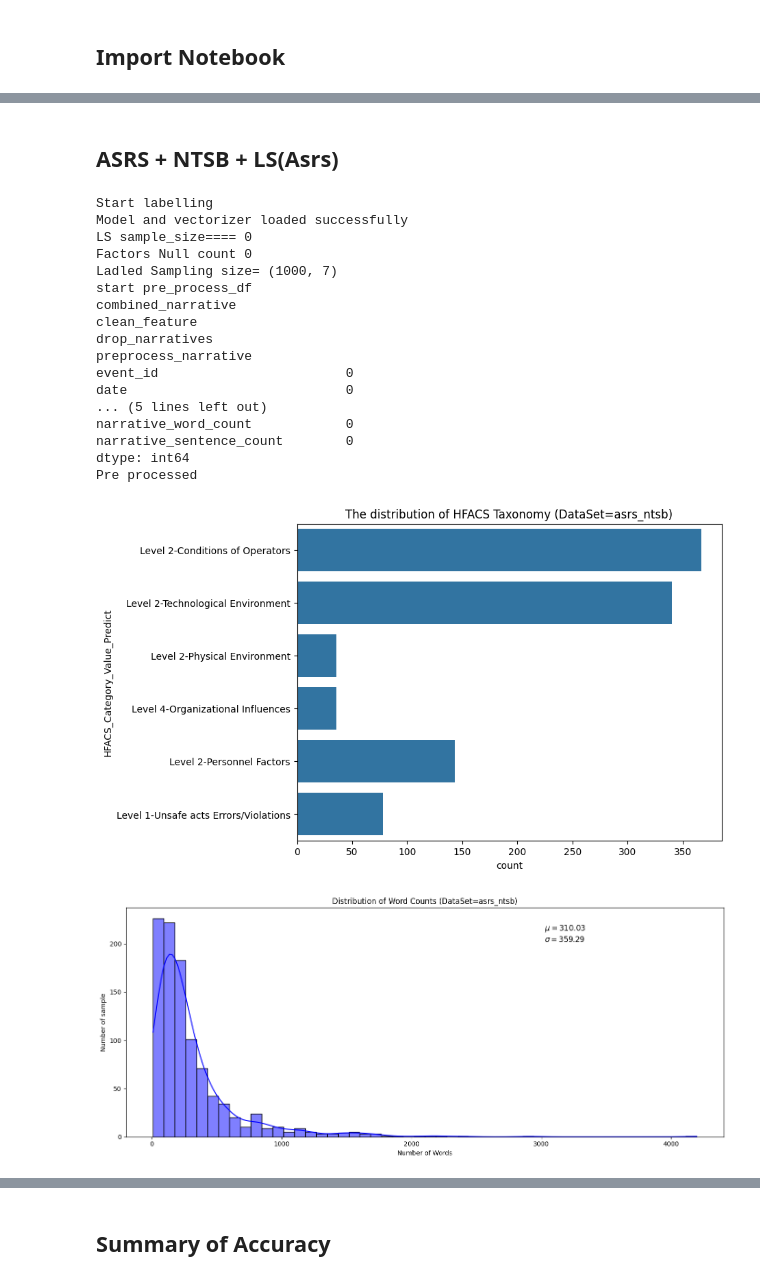
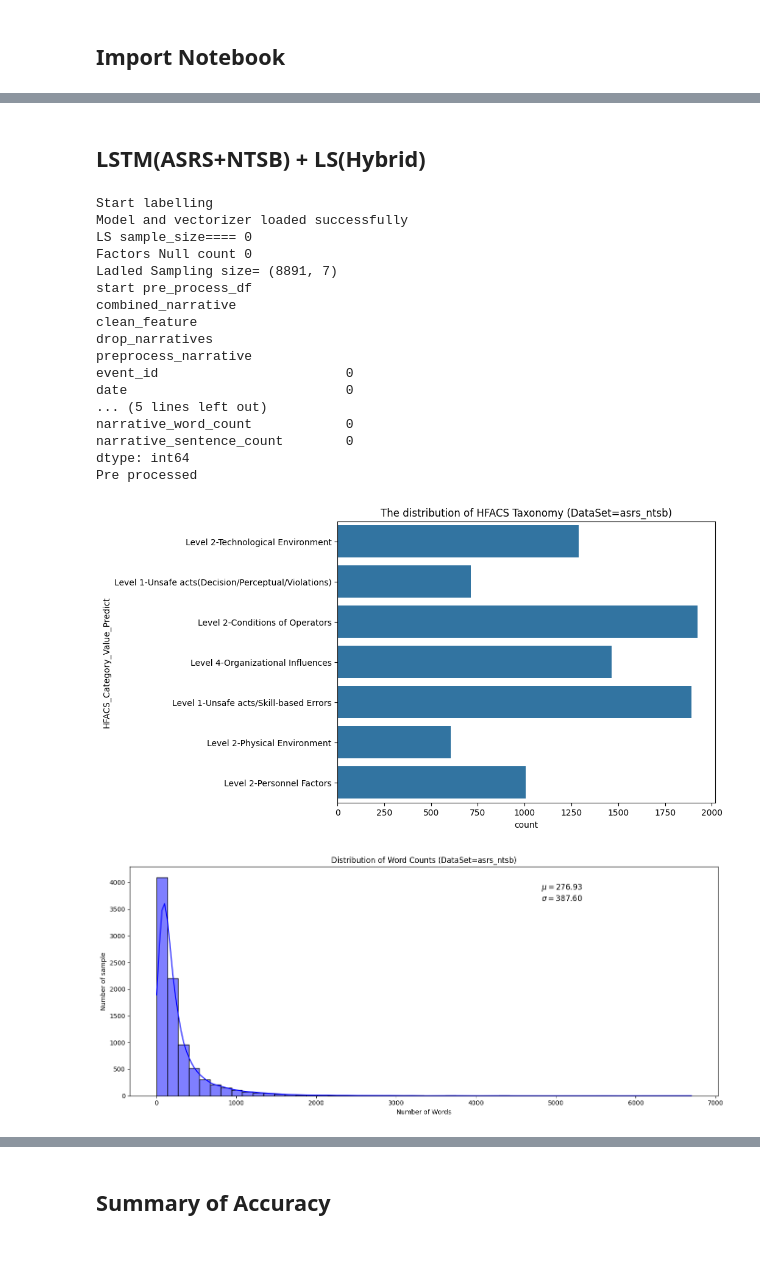
Before and after one commit to lasalasa/ASTAPM_Model, a Jupyter notebook: notebooks/notebook_main_LSTM_ASRS_NTSB.ipynb, the cells around one changed output, grey strips where cells are left out. Cells and saved outputs as stored; diff of their text form; code cells hidden in the pictures; blank space fills up the shorter version.

Commit message:
Updated models

```diff
--- a/notebooks/notebook_main_LSTM_ASRS_NTSB.ipynb
+++ b/notebooks/notebook_main_LSTM_ASRS_NTSB.ipynb
@@ -44,63 +48,61 @@ def show_accuracy(model):
 # %%
 # 01. Get Data
 asrs_df = CoreUtils.get_data('asrs', from_year=2023, to_year=2023)
-asrs_df.sort_values(by='date', ascending=False, inplace=True)
-asrs_df = asrs_df.head(500)
+# asrs_df.sort_values(by='date', ascending=False, inplace=True)
+# asrs_df = asrs_df.head(500)
 
 ntsb_df = CoreUtils.get_data('ntsb', from_year=2018, to_year=2023)
-ntsb_df.sort_values(by='date', ascending=False, inplace=True)
-ntsb_df = ntsb_df.head(500)
+# ntsb_df.sort_values(by='date', ascending=False, inplace=True)
+# ntsb_df = ntsb_df.head(500)
 
-asrs_ntsb_df =  pd.concat([asrs_df, ntsb_df], axis=0).reset_index(drop=True)
-asrs_ntsb_df.sort_values(by='date', inplace=True)
+df =  pd.concat([asrs_df, ntsb_df], axis=0).reset_index(drop=True)
+df.sort_values(by='date', inplace=True)
 
-ls_version = 1
+ls_version = 2 # Default version=2
+ls_name = 'asrs_ntsb'
+ds_name='asrs_ntsb'
+# %%
+def call_modal(options):
+    dfs = { ds_name: df.copy() }
+    model = LSTMModel(dfs, ds_name=ds_name, options=options)
+    model.train()
+
+    # 03. Evaluate Model
+    evaluate_result = model.evaluate()
+    return model
 # %% [markdown]
-## ASRS + NTSB + LS(Asrs)
+## LSTM(ASRS+NTSB) + LS(Hybrid)
 # %%
 options = {
     "sample_size": 0,
     "max_length": 300,
     "max_nb_words": 50000,
     "is_enable_smote": False,
+    "is_enable_asasyn": False,
     "is_enable_class_weight": False,
-    "ls_name": 'asrs',
+    "ls_name": ls_name,
     "ls_version": ls_version
 }
 
 # 02. Train Model
-dfs = { 'asrs_ntsb': asrs_ntsb_df.copy() }
-lstm_ls_asrs_model = LSTMModel(dfs, ds_name='asrs_ntsb', options=options)
-
-class_weights = {
-    0: 0.7,  # Lower weight for majority class (Level 1)
-    1: 1.0,  # Moderate weight for Level 2 classes
-    2: 1.5,  # Higher weight for Level 2 - Personnel Factors
-    3: 1.8,  # Further increase for Level 2 - Physical Environment
-    4: 0.6,  # Lower weight for Level 2 - Technological Environment (over-represented)
-    5: 2.0   # Highest weight for the under-represented class (Level 4)
-}
-lstm_ls_asrs_model.train(epochs=20, batch_size=32, class_weights_dict=None)
-
-# 02. Evaluate Model
-asrs_ntsb_evaluate_result = lstm_ls_asrs_model.evaluate()
+lstm_model = call_modal(options)
 # %% [output]
 Start labelling
 Model and vectorizer loaded successfully
 LS sample_size==== 0
 Factors Null count 0
-Ladled Sampling size= (1000, 7)
+Ladled Sampling size= (8891, 7)
 start pre_process_df
 combined_narrative
 clean_feature
 drop_narratives
 preprocess_narrative
 event_id                        0
 date                            0
 ... (5 lines left out)
 narrative_word_count            0
 narrative_sentence_count        0
 dtype: int64
 Pre processed
-[figure, old version]
+[figure, new version]
-[figure, old version]
+[figure, new version]
```
Also changed, not shown: parts of 11 cells of this notebook, 21 other files.
